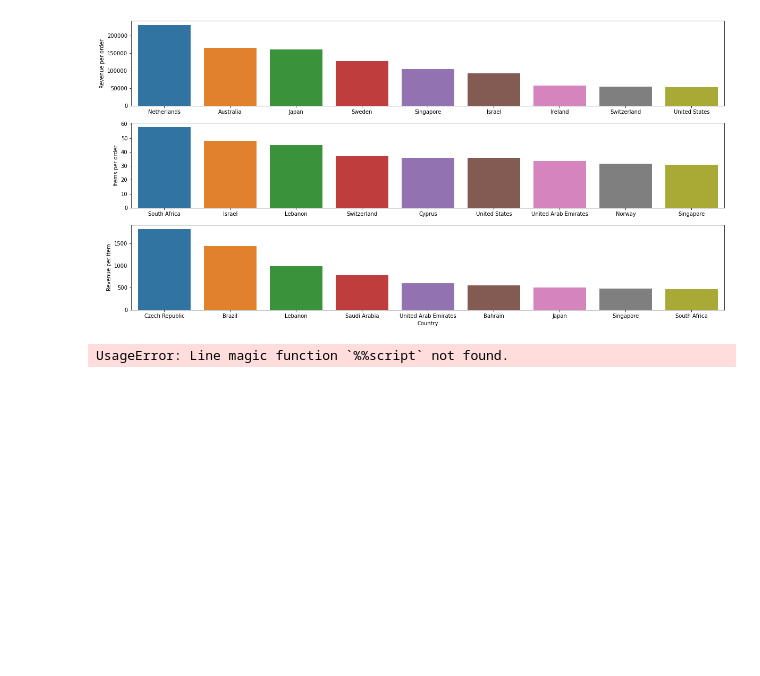
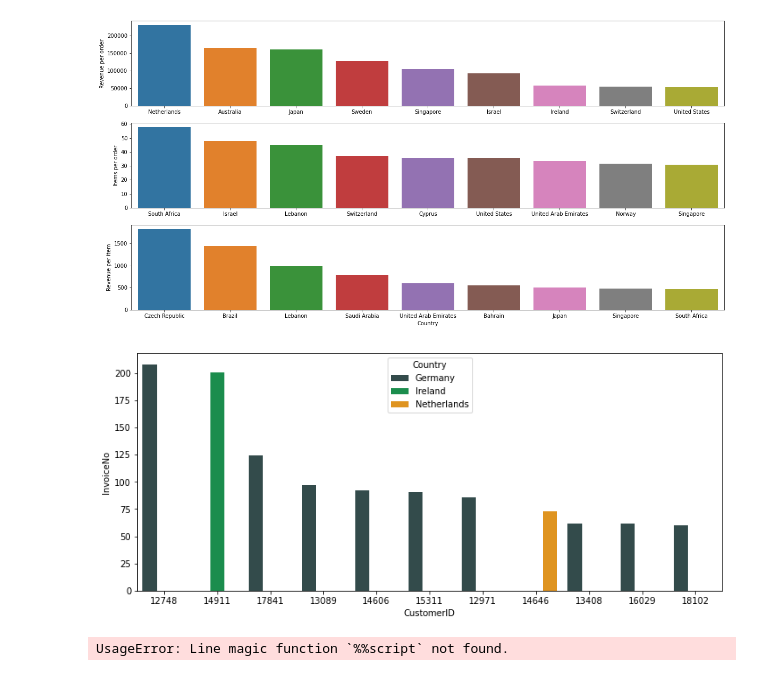
Before and after one commit to gkosmaras/Project_5, a Jupyter notebook: ecommerce_eda.ipynb, the cells around one changed output. Cells and saved outputs as stored; diff of their text form; code cells hidden in the pictures; blank space fills up the shorter version.

```diff
--- a/ecommerce_eda.ipynb
+++ b/ecommerce_eda.ipynb
@@ -241,6 +232,24 @@ ax[1].set(xlabel="")
 # %% [output]
 [Text(0.5, 0, '')]
 [figure]
+# %%
+# Finding the customers with most orders
+temp=sales.copy(deep=True)
+temp=temp.groupby(by=["CustomerID", "InvoiceNo", "Country"]).count()
+temp.reset_index(inplace=True)
+temp=temp.groupby(by=["CustomerID","Country"]).count()
+temp=temp.sort_values("InvoiceNo", ascending=False)
+temp.reset_index(inplace=True)
+temp["CustomerID"]=temp["CustomerID"].astype(str)
+
+# Now let's plot them
+fig,ax=plt.subplots(figsize=(12,5))
+colours={"Germany":"#2f4f4f","Netherlands":"#FF9B00","Ireland":"#08a04b"}
+sns.barplot(x=temp.loc[0:10,"CustomerID"], y=temp["InvoiceNo"],
+            hue=temp.loc[0:10,"Country"], palette=colours)
+plt.ylabel=("Number of orders")
+# %% [output]
+[figure, added]
 # %%
 # Creating interactive plots for common item-pairs of 2019
 # For each month we find through a series of functions the most common
```
Also changed, not shown: parts of 10 cells of this notebook, 1 other file.
